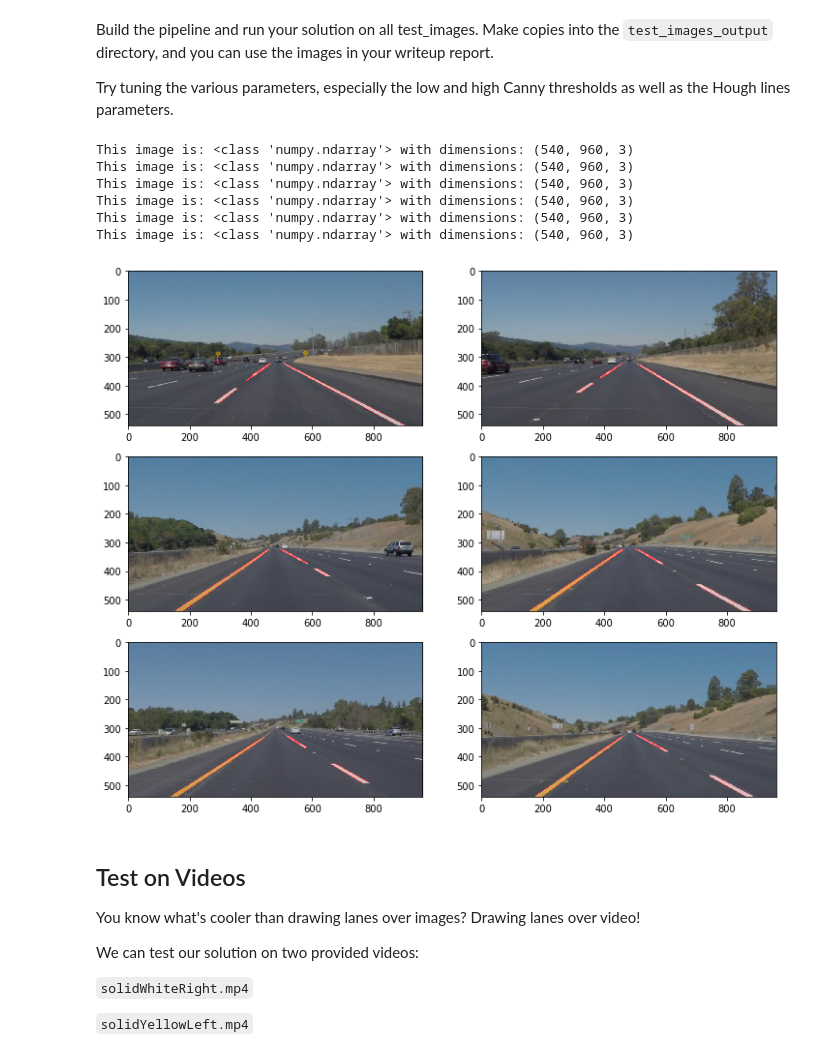
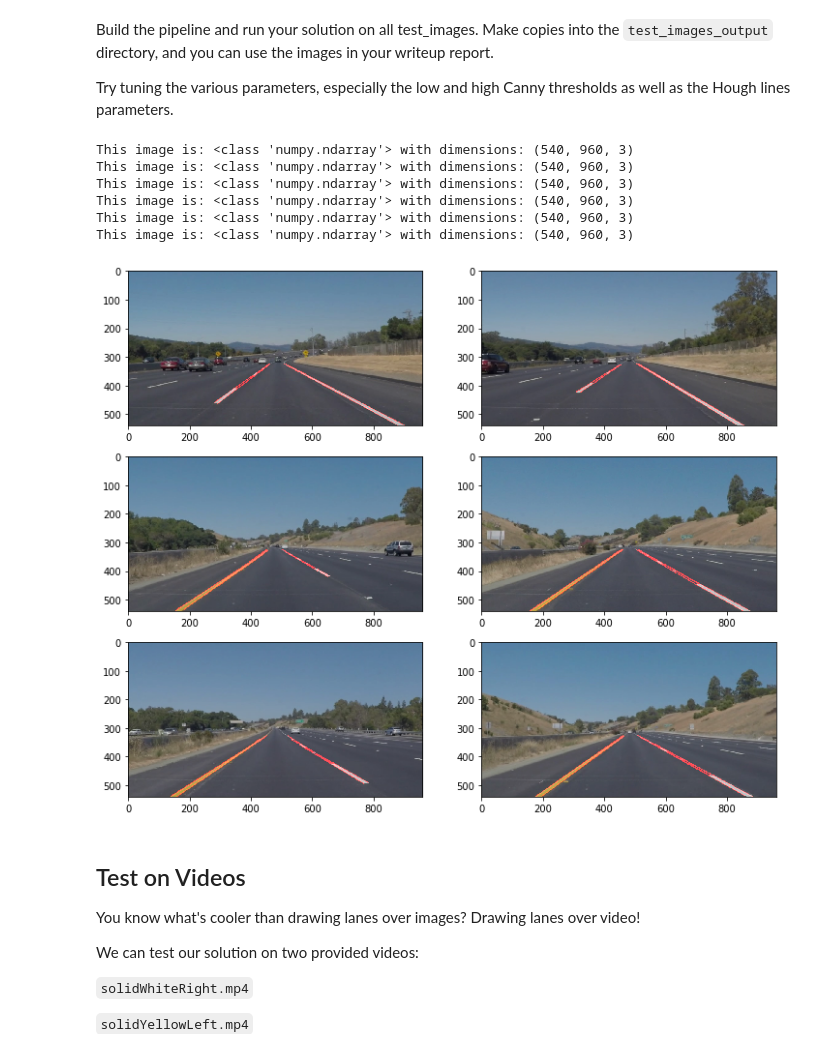
Before and after one commit to AmrShebl/CarND-LaneLines-P1, a Jupyter notebook: P1.ipynb, the cells around one changed output. Saved outputs shown, nothing was run; the diff lists cells and outputs as text; code cells hidden in the pictures.

```diff
--- a/P1.ipynb
+++ b/P1.ipynb
@@ -327,7 +327,7 @@ def process_image(image):
     masked_edges = region_of_interest(edges, vertices)
 
     #apply hough transform to detect lines in edges
-    lines_image, lines = hough_lines(masked_edges, 2, np.pi / 180, 15, 40, 20)
+    lines_image, lines = hough_lines(masked_edges, 2, np.pi / 180, 60, 130, 100)
     # plt.imshow(lines_image)
     # plt.show()
 
@@ -338,34 +338,34 @@ def process_image(image):
     #                 [(vertices[0, 2, 0], vertices[0, 2, 1], vertices[0, 3, 0], vertices[0, 3, 1])], \
     #                 [(vertices[0, 3, 0], vertices[0, 3, 1], vertices[0, 0, 0], vertices[0, 0, 1])]]
 
     #draw_lines(image, window_lines, [0, 0, 255], 2)
     #plt.imshow(image)
     #plt.show()
 
     #this is to add the detected lines to the original image
     combo_hough_lines = weighted_img(lines_image, image)
     # plt.imshow(combo)
     # plt.show()
 
     return combo_hough_lines
 
 fig = plt.figure(figsize=(12, 10))
 test_images_directory = "test_images"
 output_test_images_directory = "test_images_output"
 for i, image_name in enumerate(os.listdir(test_images_directory)):
     image = mpimg.imread(os.path.join(test_images_directory,image_name))
     combo = process_image(image)
     cv2.imwrite(os.path.join(output_test_images_directory,image_name), combo)
     subfig = fig.add_subplot(3,2,i+1)
     subfig.imshow(combo, aspect='auto')
 # %% [output]
 This image is: <class 'numpy.ndarray'> with dimensions: (540, 960, 3)
 This image is: <class 'numpy.ndarray'> with dimensions: (540, 960, 3)
 This image is: <class 'numpy.ndarray'> with dimensions: (540, 960, 3)
 This image is: <class 'numpy.ndarray'> with dimensions: (540, 960, 3)
 This image is: <class 'numpy.ndarray'> with dimensions: (540, 960, 3)
 This image is: <class 'numpy.ndarray'> with dimensions: (540, 960, 3)
-[figure, old version]
+[figure, new version]
 # %% [markdown]
 ## Test on Videos
 
```
Also changed, not shown: parts of 3 cells of this notebook, 9 other files.
